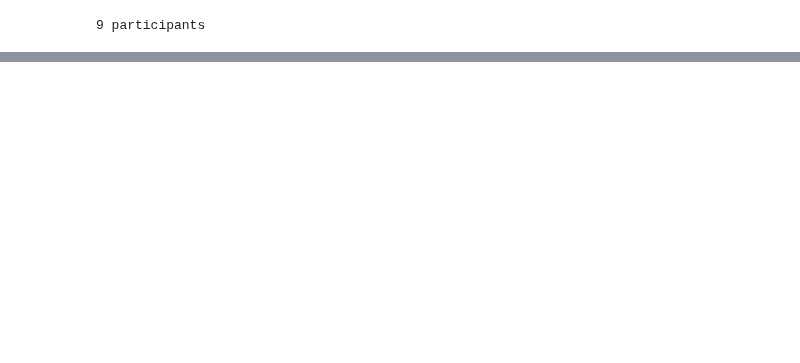
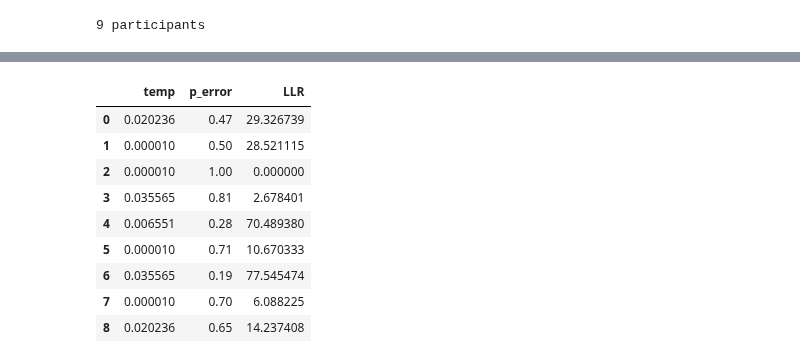
Before and after one commit to fredcallaway/planning, a Jupyter notebook: python/optimal_model.ipynb, the cells around one changed output, grey strips where cells are left out. Saved outputs shown, nothing was run; the diff lists cells and outputs as text; code cells hidden in the pictures; blank space fills up the shorter version.

```diff
--- a/python/optimal_model.ipynb
+++ b/python/optimal_model.ipynb
@@ -246,0 +224,13 @@ Predictive power: 0.000
+# %%
+MLE['temp p_error LLR'.split()]
+# %% [output]
+|  | temp | p_error | LLR |
+| 0 | 0.020236 | 0.47 | 29.326739 |
+| 1 | 0.000010 | 0.50 | 28.521115 |
+| 2 | 0.000010 | 1.00 | 0.000000 |
+| 3 | 0.035565 | 0.81 | 2.678401 |
+| 4 | 0.006551 | 0.28 | 70.489380 |
+| 5 | 0.000010 | 0.71 | 10.670333 |
+| 6 | 0.035565 | 0.19 | 77.545474 |
+| 7 | 0.000010 | 0.70 | 6.088225 |
+| 8 | 0.020236 | 0.65 | 14.237408 |
```
Also changed, not shown: parts of 17 cells of this notebook.
